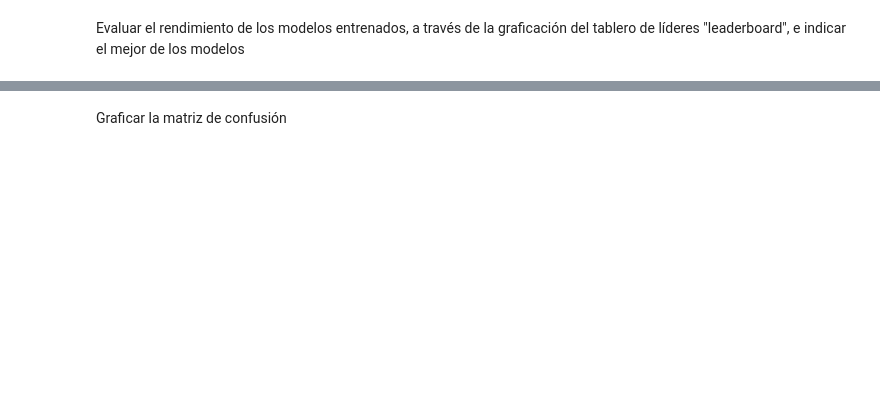
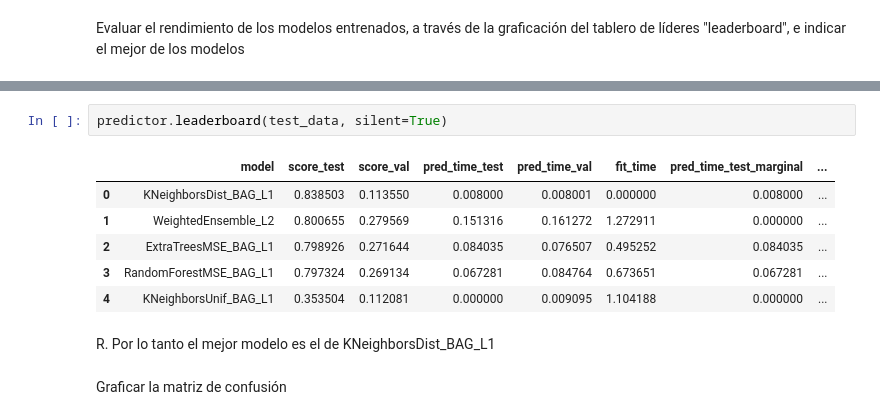
Before and after one commit to lauratamath/lab07_autopiloto, a Jupyter notebook: main.ipynb, the cells around one changed output, grey strips where cells are left out. Cells and saved outputs as stored; diff of their text form; blank space fills up the shorter version.

```diff
--- a/main.ipynb
+++ b/main.ipynb
@@ -217,2 +269,13 @@ Evaluar el rendimiento de los modelos entrenados, a través de la graficación d
+# %%
+predictor.leaderboard(test_data, silent=True)
+# %% [output]
+|  | model | score_test | score_val | pred_time_test | pred_time_val | fit_time | pred_time_test_marginal | ... |
+| 0 | KNeighborsDist_BAG_L1 | 0.838503 | 0.113550 | 0.008000 | 0.008001 | 0.000000 | 0.008000 | ... |
+| 1 | WeightedEnsemble_L2 | 0.800655 | 0.279569 | 0.151316 | 0.161272 | 1.272911 | 0.000000 | ... |
+| 2 | ExtraTreesMSE_BAG_L1 | 0.798926 | 0.271644 | 0.084035 | 0.076507 | 0.495252 | 0.084035 | ... |
+| 3 | RandomForestMSE_BAG_L1 | 0.797324 | 0.269134 | 0.067281 | 0.084764 | 0.673651 | 0.067281 | ... |
+| 4 | KNeighborsUnif_BAG_L1 | 0.353504 | 0.112081 | 0.000000 | 0.009095 | 1.104188 | 0.000000 | ... |
+# %% [markdown]
+R. Por lo tanto el mejor modelo es el de KNeighborsDist_BAG_L1
 # %% [markdown]
 Graficar la matriz de confusión
```
Also changed, not shown: parts of 8 cells of this notebook, 33 other files.
